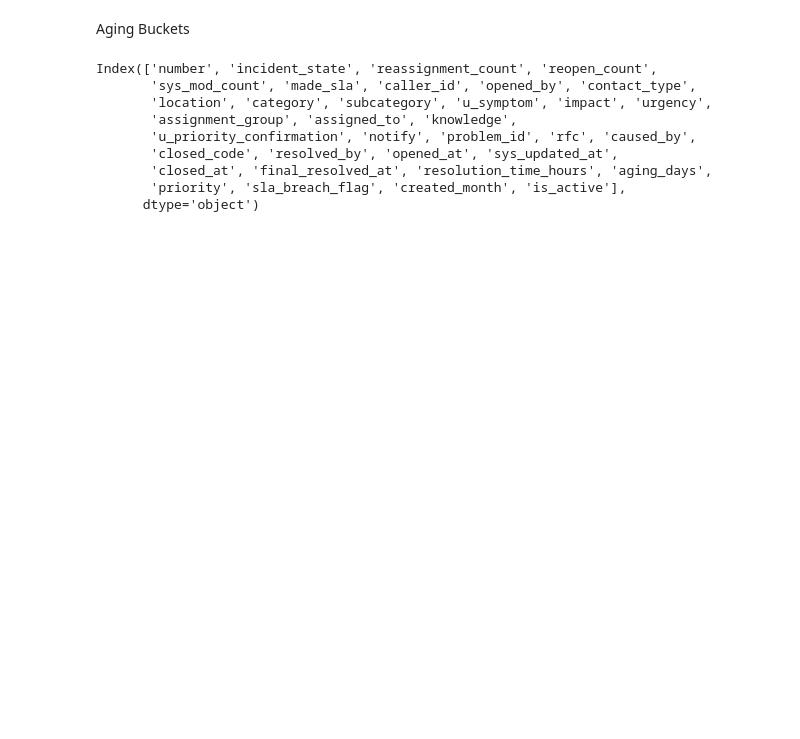
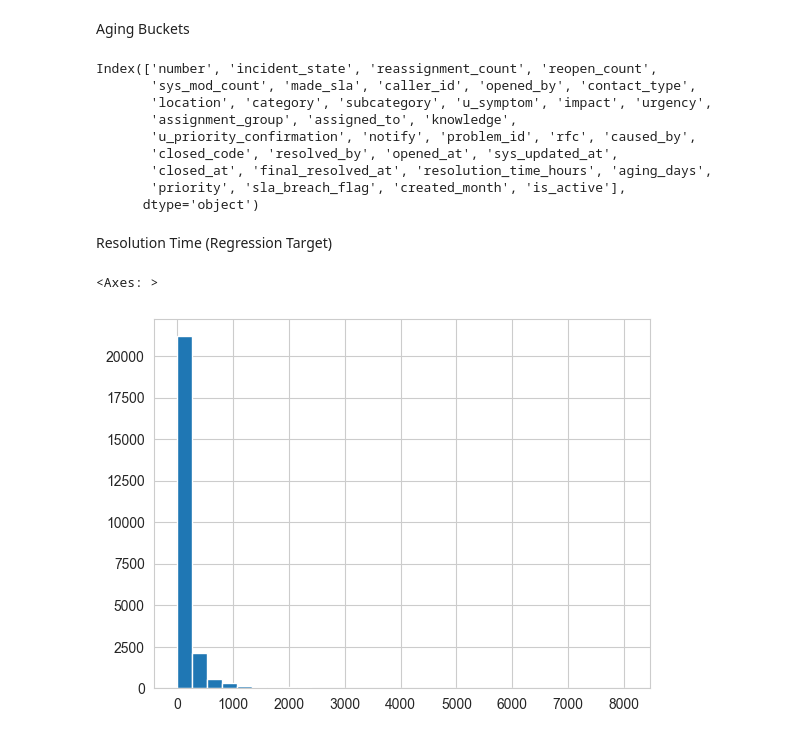
Before and after one commit to srsingh0812/itsm-incident-analytics, a Jupyter notebook: phase_4_ml/notebooks/01_data_understanding.ipynb, the cells around one changed output. Cells and saved outputs as stored; diff of their text form; code cells hidden in the pictures; blank space fills up the shorter version.

```diff
--- a/phase_4_ml/notebooks/01_data_understanding.ipynb
+++ b/phase_4_ml/notebooks/01_data_understanding.ipynb
@@ -73,3 +77,11 @@ Index(['number', 'incident_state', 'reassignment_count', 'reopen_count',
        'closed_at', 'final_resolved_at', 'resolution_time_hours', 'aging_days',
        'priority', 'sla_breach_flag', 'created_month', 'is_active'],
       dtype='object')
+# %% [markdown]
+Resolution Time (Regression Target)
+# %%
+df['resolution_time_hours'].describe()
+df['resolution_time_hours'].hist(bins=30)
+# %% [output]
+<Axes: >
+[figure, added]
```
Also changed, not shown: parts of 24 cells of this notebook.
